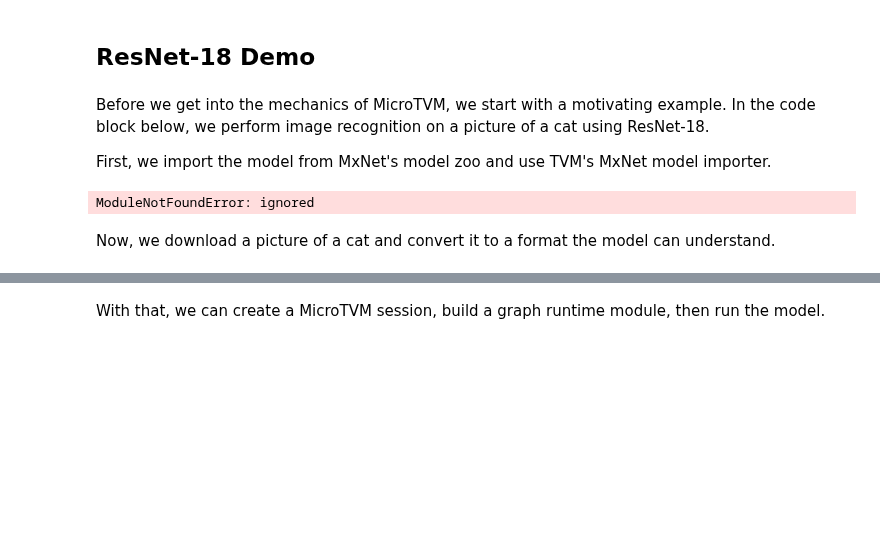
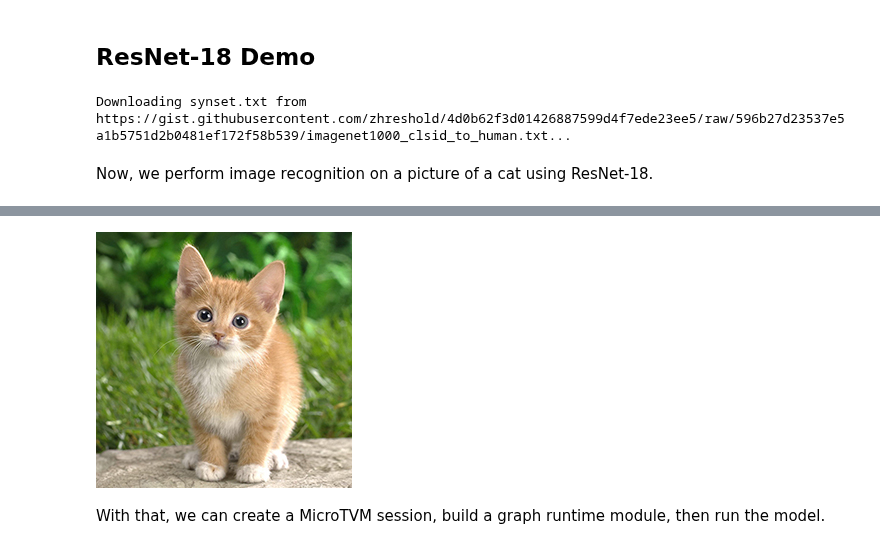
Before and after one commit to uwsampl/tutorial, a Jupyter notebook: notebook/06_TVM_Tutorial_MicroTVM.ipynb, the cells around one changed output, grey strips where cells are left out. Drawn from its saved outputs; the diff is of its cells as text; code cells hidden in the pictures; blank space fills up the shorter version.

```diff
--- a/notebook/06_TVM_Tutorial_MicroTVM.ipynb
+++ b/notebook/06_TVM_Tutorial_MicroTVM.ipynb
@@ -175,12 +207,41 @@ result: [1.0857097 1.1572161 1.507614  ... 1.7807468 1.6405711 1.4974129]
 # %% [markdown]
 ## ResNet-18 Demo
-# %% [markdown]
-Before we get into the mechanics of MicroTVM, we start with a motivating example.  In the code block below, we perform image recognition on a picture of a cat using ResNet-18.
-
-First, we import the model from MxNet's model zoo and use TVM's MxNet model importer.
 # %%
+import io
 import mxnet as mx
 from mxnet.gluon.model_zoo.vision import get_model
+from mxnet.gluon.utils import download
+from PIL import Image
+import IPython.display
+
+RESNET_INPUT_IMG_SHAPE = (1, 3, 224, 224)
+
+def get_cat_image():
+  dtype = 'float32'
+
+  img_name = 'cat.png'
+  download('https://github.com/dmlc/mxnet.js/blob/master/data/cat.png?raw=true',
+           img_name)
+  image = Image.open(img_name)
+  return image
+
+
+def show_image(image):
+  img_byte_arr = io.BytesIO()
+  image.save(img_byte_arr, format='png')
+  img_byte_arr = img_byte_arr.getvalue()
+  IPython.display.display(IPython.display.Image(img_byte_arr))
+
+
+def convert_image(image):
+  image = image.resize(RESNET_INPUT_IMG_SHAPE[2:])
+  image = np.array(image) - np.array([123., 117., 104.])
+  image /= np.array([58.395, 57.12, 57.375])
+  image = image.transpose((2, 0, 1))
+  image = image[np.newaxis, :]
+  image = tvm.nd.array(image.astype(dtype))
+  return image
+
 
 # Fetch a mapping from class IDs to human-readable labels.
 synset_url = "".join(["https://gist.githubusercontent.com/zhreshold/",
@@ -192,10 +253,17 @@ download(synset_url, synset_name)
 with open(synset_name) as f:
     synset = eval(f.read())
 
-block = get_model("resnet18_v1", pretrained=True)
-func, params = relay.frontend.from_mxnet(
-    block, shape={"data": image.shape})
+
+def get_resnet():
+  block = get_model("resnet18_v1", pretrained=True)
+  model, params = relay.frontend.from_mxnet(
+    block, shape={"data": RESNET_INPUT_IMG_SHAPE})
+  return model, params
+
+
+def get_prediction(tvm_output):
+  prediction_idx = np.argmax(tvm_output.asnumpy()[0])
+  prediction = synset[prediction_idx]
+  return prediction
 # %% [output]
-ModuleNotFoundError: ignored
+Downloading synset.txt from https://gist.githubusercontent.com/zhreshold/4d0b62f3d01426887599d4f7ede23ee5/raw/596b27d23537e5a1b5751d2b0481ef172f58b539/imagenet1000_clsid_to_human.txt...
-# %% [markdown]
-Now, we download a picture of a cat and convert it to a format the model can understand.
@@ -218,0 +270,8 @@ image = tvm.nd.array(image.astype(dtype))
+# %% [markdown]
+Now, we perform image recognition on a picture of a cat using ResNet-18.
+# %%
+image = get_cat_image()
+show_image(image)
+# Convert image to a format the model can understand.
+image = convert_image(image)
+# %% [output]
@@ -219,2 +279,3 @@ image = tvm.nd.array(image.astype(dtype))
+[figure, added]
 # %% [markdown]
 With that, we can create a MicroTVM session, build a graph runtime module, then run the model.
```
Also changed, not shown: parts of 17 cells of this notebook.
